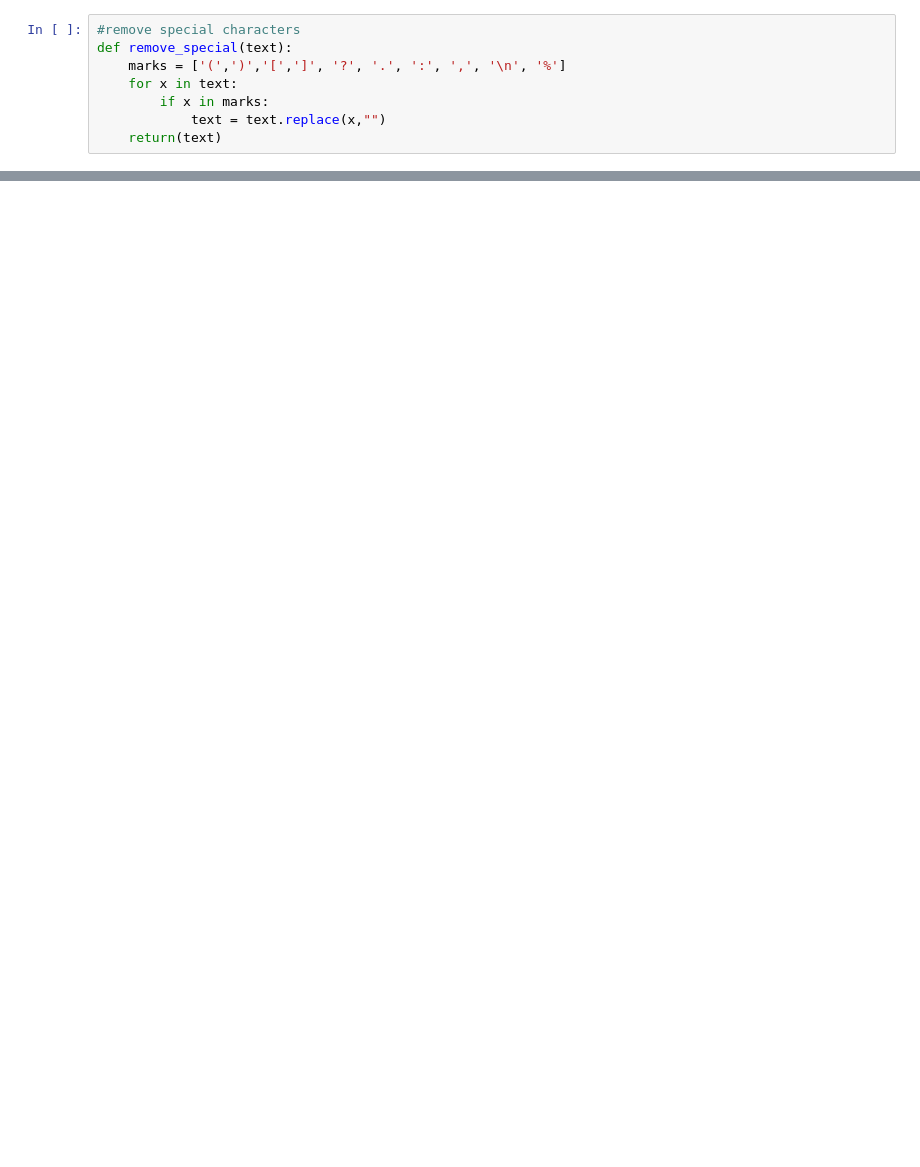
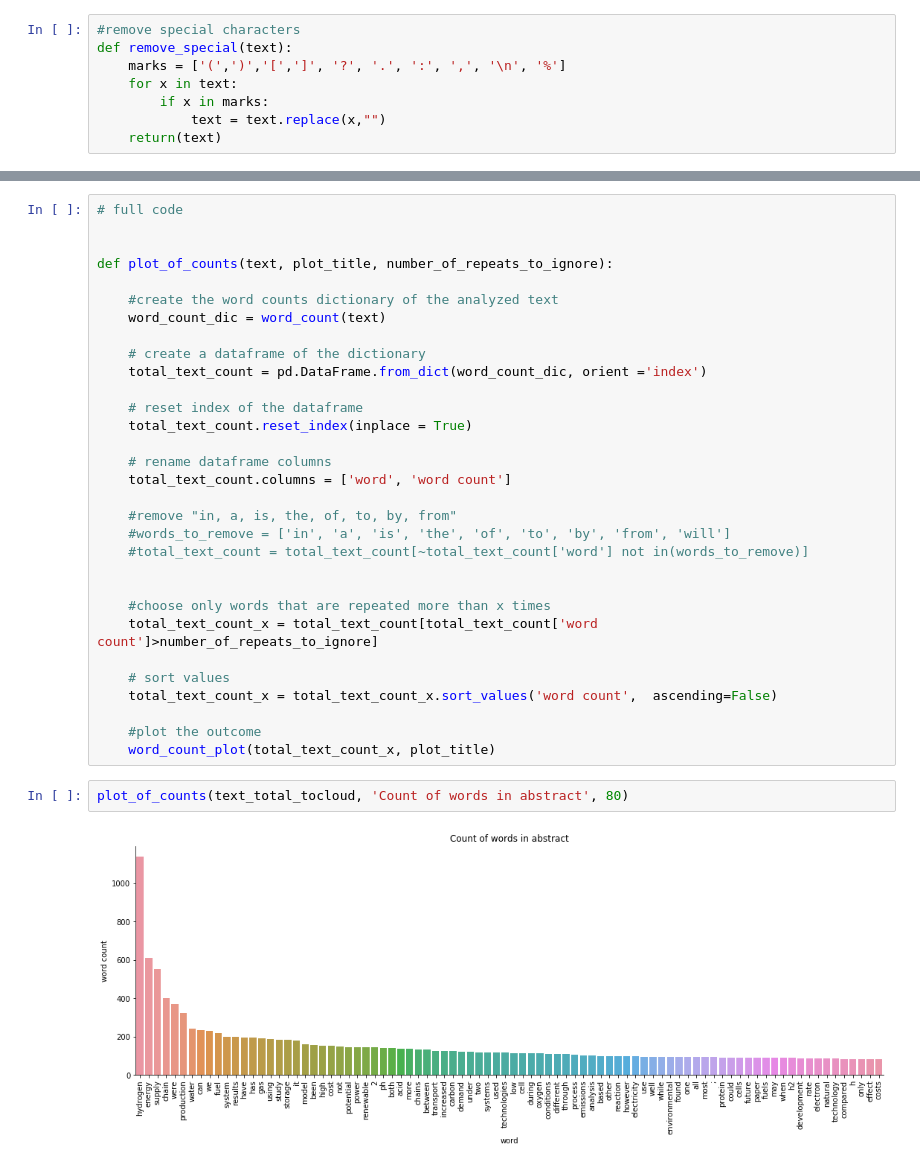
Before and after one commit to muadelm/news_extraction_analysis, a Jupyter notebook: Dimintions_puplications_2022_06.ipynb, the cells around one changed output, grey strips where cells are left out. Drawn from its saved outputs; the diff is of its cells as text; blank space fills up the shorter version.

```diff
--- a/Dimintions_puplications_2022_06.ipynb
+++ b/Dimintions_puplications_2022_06.ipynb
@@ -231,0 +228,35 @@ NameError: name 'WordNetLemmatizer' is not defined
+# %%
+# full code
+
+
+def plot_of_counts(text, plot_title, number_of_repeats_to_ignore):
+
+    #create the word counts dictionary of the analyzed text
+    word_count_dic = word_count(text)
+
+    # create a dataframe of the dictionary
+    total_text_count = pd.DataFrame.from_dict(word_count_dic, orient ='index')
+
+    # reset index of the dataframe
+    total_text_count.reset_index(inplace = True)
+
+    # rename dataframe columns
+    total_text_count.columns = ['word', 'word count']
+
+    #remove "in, a, is, the, of, to, by, from"
+    #words_to_remove = ['in', 'a', 'is', 'the', 'of', 'to', 'by', 'from', 'will']
+    #total_text_count = total_text_count[~total_text_count['word'] not in(words_to_remove)]
+
+
+    #choose only words that are repeated more than x times
+    total_text_count_x = total_text_count[total_text_count['word count']>number_of_repeats_to_ignore]
+
+    # sort values
+    total_text_count_x = total_text_count_x.sort_values('word count',  ascending=False)
+
+    #plot the outcome
+    word_count_plot(total_text_count_x, plot_title)
+# %%
+plot_of_counts(text_total_tocloud, 'Count of words in abstract', 80)
+# %% [output]
+[figure, added]
```
Also changed, not shown: parts of 6 cells of this notebook.
